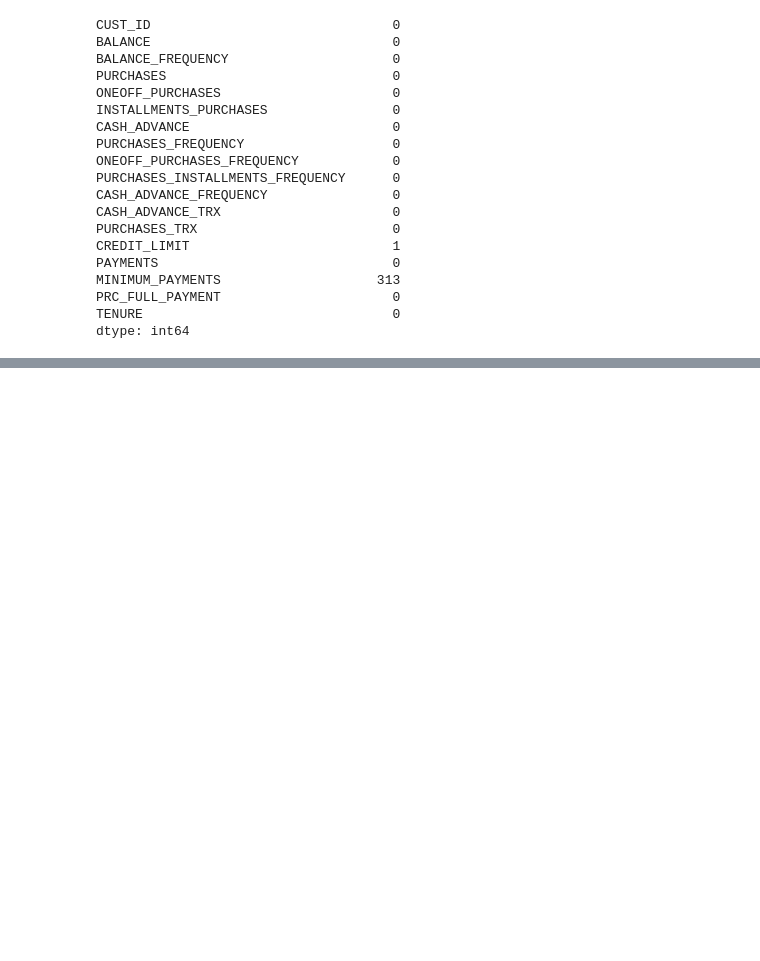
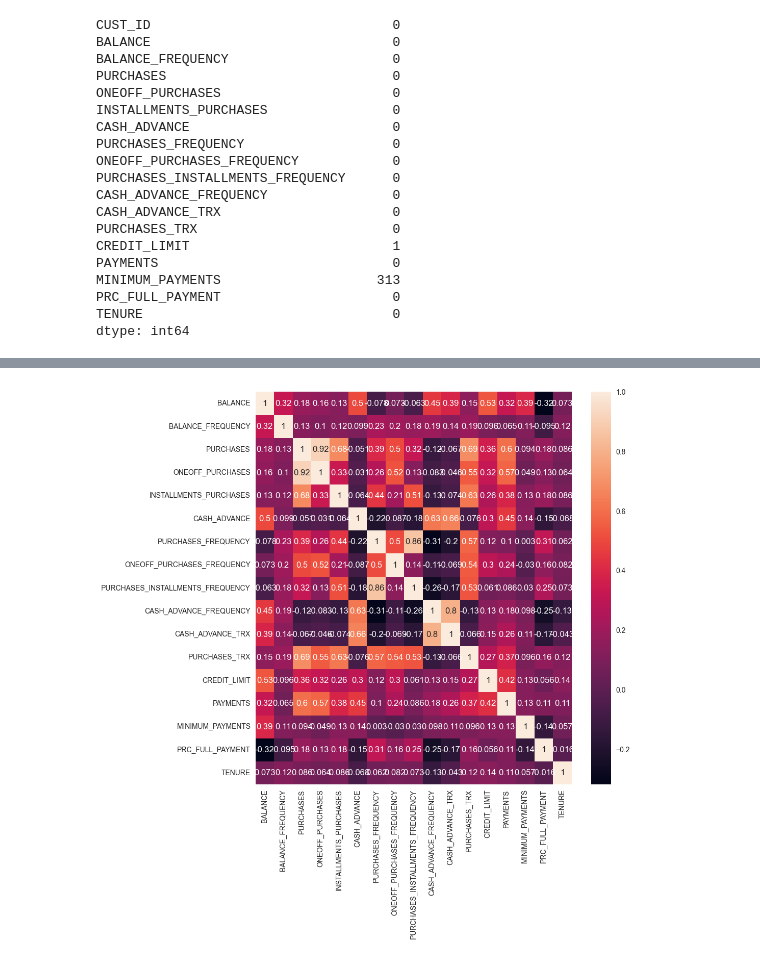
Before and after one commit to Elsande/unsupervised, a Jupyter notebook: unsupervised.ipynb, the cells around one changed output, grey strips where cells are left out. Cells and saved outputs as stored; diff of their text form; code cells hidden in the pictures; blank space fills up the shorter version.

```diff
--- a/unsupervised.ipynb
+++ b/unsupervised.ipynb
@@ -100,0 +130,6 @@ data.head()
+# %%
+plt.figure(figsize=(10,10))
+sns.heatmap(df.corr(), annot=True)
+plt.show()
+# %% [output]
+[figure, added]
```
Also changed, not shown: parts of 25 cells of this notebook.
